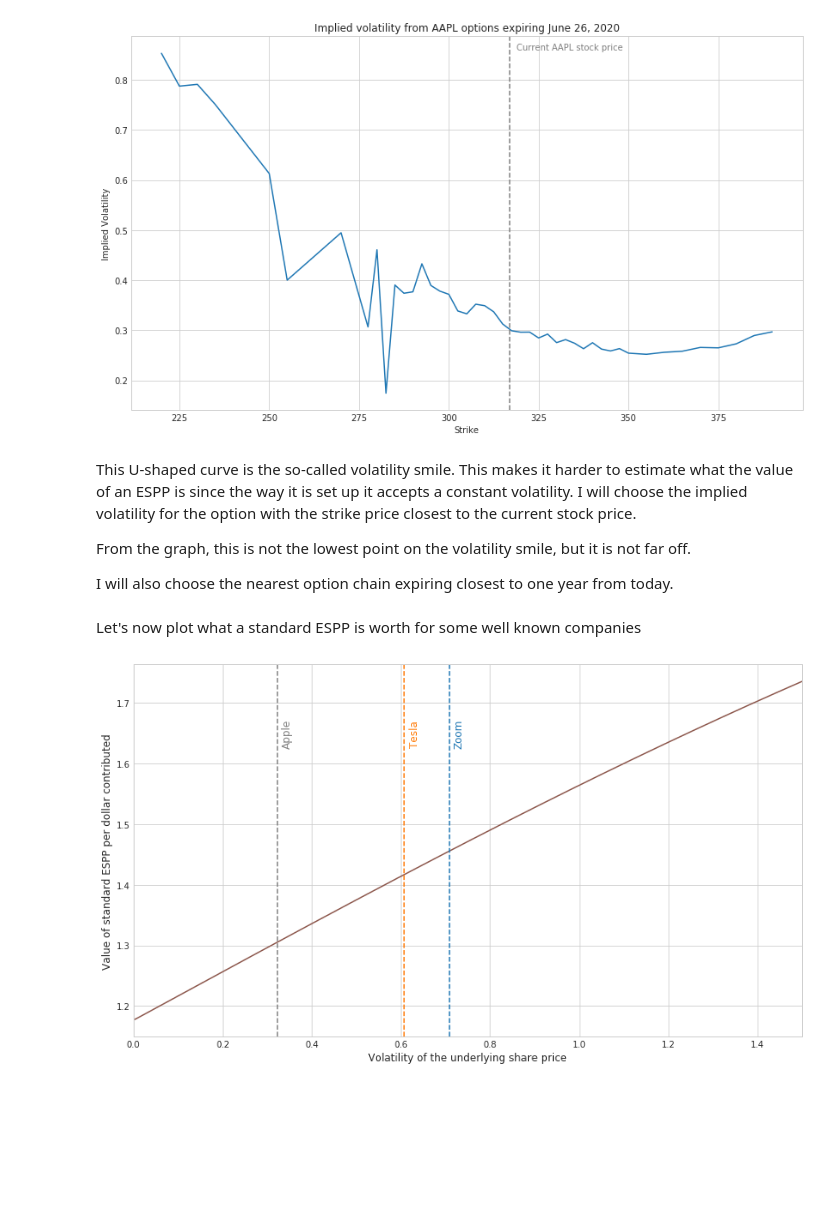
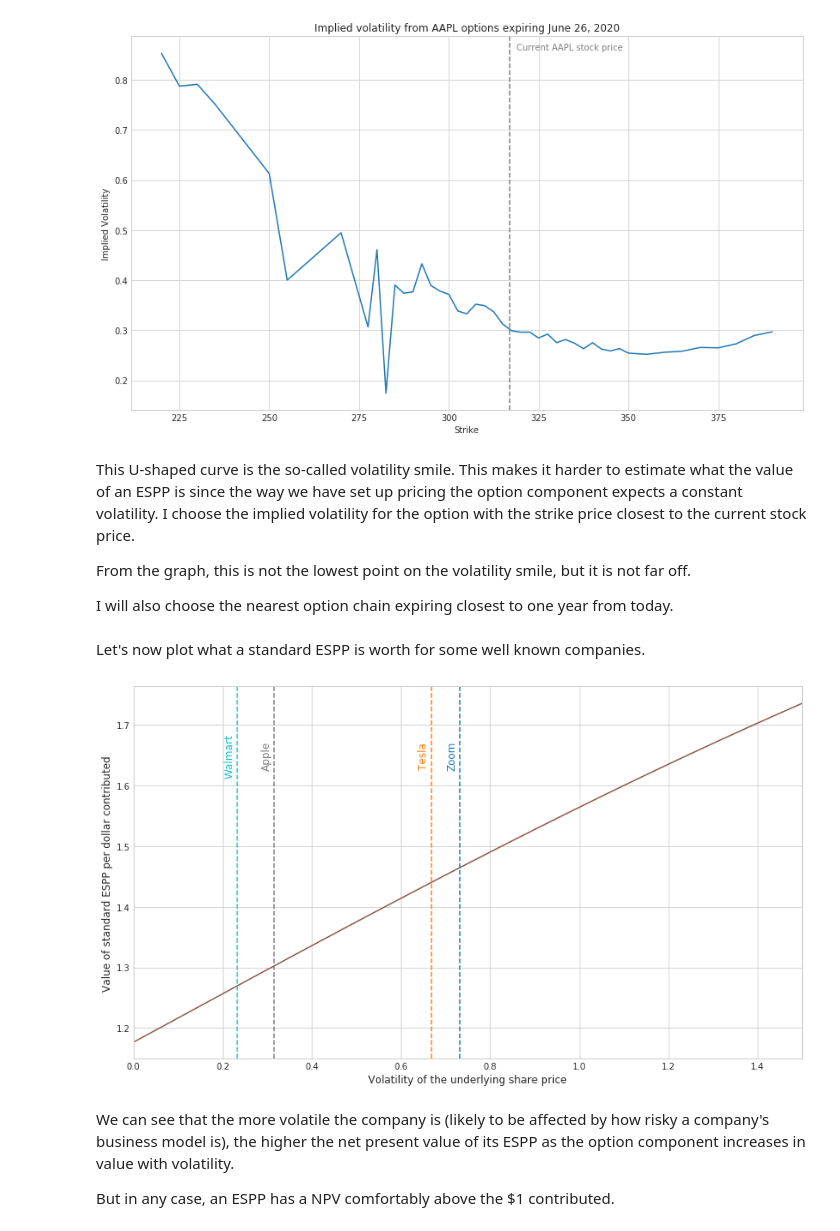
Before and after one commit to pmlane12/ESPP_valuation, a Jupyter notebook: ESPP_valuation.ipynb, the cells around one changed output. Saved outputs shown, nothing was run; the diff lists cells and outputs as text; code cells hidden in the pictures; blank space fills up the shorter version.

Commit message:
Add files via upload
Fixed some typos, added Walmart to value chart.

```diff
--- a/ESPP_valuation.ipynb
+++ b/ESPP_valuation.ipynb
@@ -383,7 +381,7 @@ plt.title('Implied volatility from AAPL options expiring '+expiry_date);
 # %% [output]
 [figure]
 # %% [markdown]
-This U-shaped curve is the so-called volatility smile. This makes it harder to estimate what the value of an ESPP is since the way it is set up it accepts a constant volatility. I will choose the implied volatility for the option with the strike price closest to the current stock price.
+This U-shaped curve is the so-called volatility smile. This makes it harder to estimate what the value of an ESPP is since the way we have set up pricing the option component expects a constant volatility. I choose the implied volatility for the option with the strike price closest to the current stock price.
 
 From the graph, this is not the lowest point on the volatility smile, but it is not far off.
 
@@ -413,31 +411,35 @@ def stock_implied_volatility(ticker):
 
     return implied_volatility
 # %% [markdown]
-Let's now plot what a standard ESPP is worth for some well known companies
+Let's now plot what a standard ESPP is worth for some well known companies.
 # %%
-tickers = ['AAPL', 'ZM', 'TSLA']
-names = ['Apple', 'Zoom', 'Tesla']
-colors = ['tab:gray', 'tab:blue', 'tab:orange']
+tickers = ['WMT', 'AAPL', 'ZM', 'TSLA']
+names = ['Walmart','Apple', 'Zoom', 'Tesla']
+colors = ['tab:cyan', 'tab:gray', 'tab:blue', 'tab:orange']
 
 volatilities = np.linspace(0, 1.5, num=1000)
 
 espp_returns = vget_standard_espp_return(volatilities)
 
 fig = plt.figure(figsize=(14,8))
 ax = plt.axes()
 ax.set_xlabel('xlabel', fontsize=12)
 ax.set_ylabel('ylabel', fontsize=12)
 
 plt.plot(volatilities, espp_returns, c='tab:brown')
 
 plt.xlim(0, 1.5)
 
 plt.xlabel('Volatility of the underlying share price')
 plt.ylabel('Value of standard ESPP per dollar contributed');
 
 for ticker, name, color in zip(tickers, names, colors):
     iv = stock_implied_volatility(ticker)
     plt.axvline(x=iv, linestyle='--', c=color)
-    plt.text(iv+0.01, 1.65, name, rotation=90, verticalalignment='center',c=color, fontsize=12)
+    plt.text(iv-0.03, 1.65, name, rotation=90, verticalalignment='center',c=color, fontsize=12)
 # %% [output]
-[figure, old version]
+[figure, new version]
+# %% [markdown]
+We can see that the more volatile the company is (likely to be affected by how risky a company's business model is), the higher the net present value of its ESPP as the option component increases in value with volatility.
+
+But in any case, an ESPP has a NPV comfortably above the $1 contributed.
```
Also changed, not shown: parts of 6 cells of this notebook.
